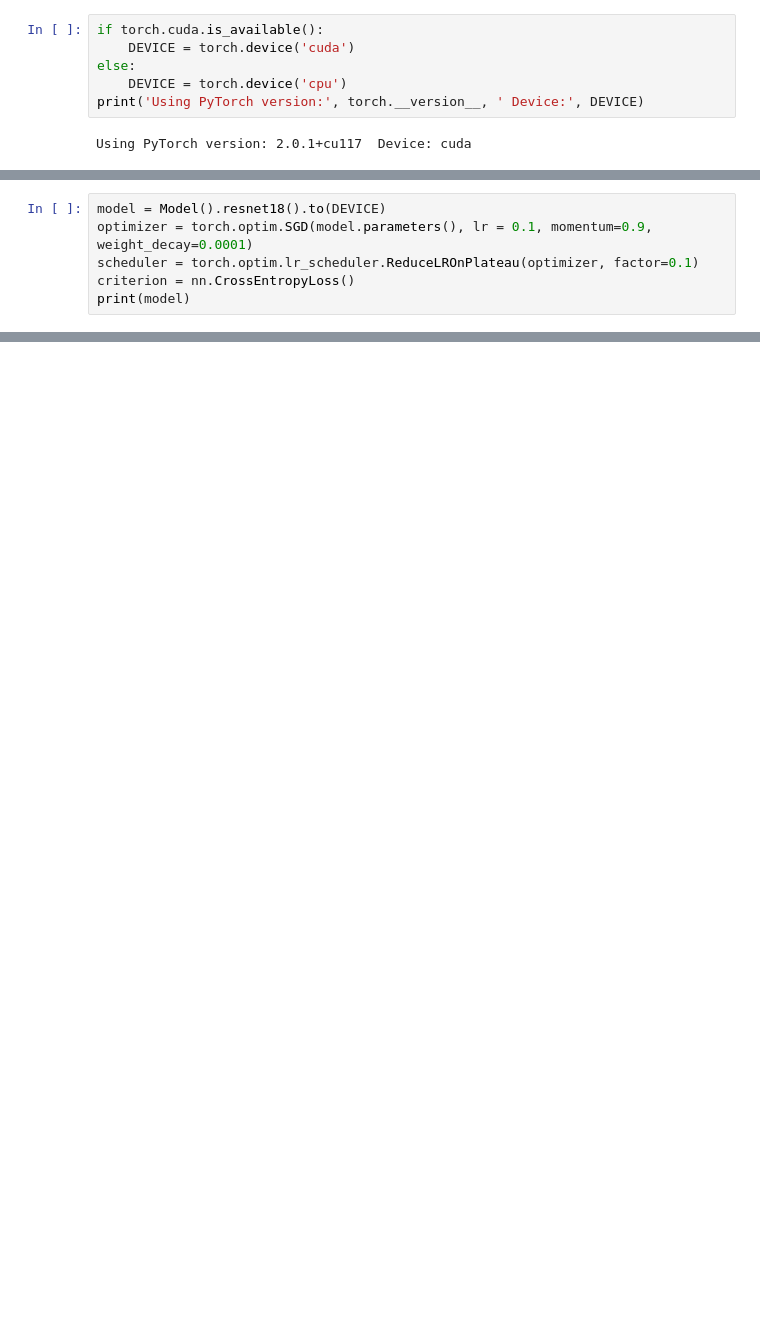
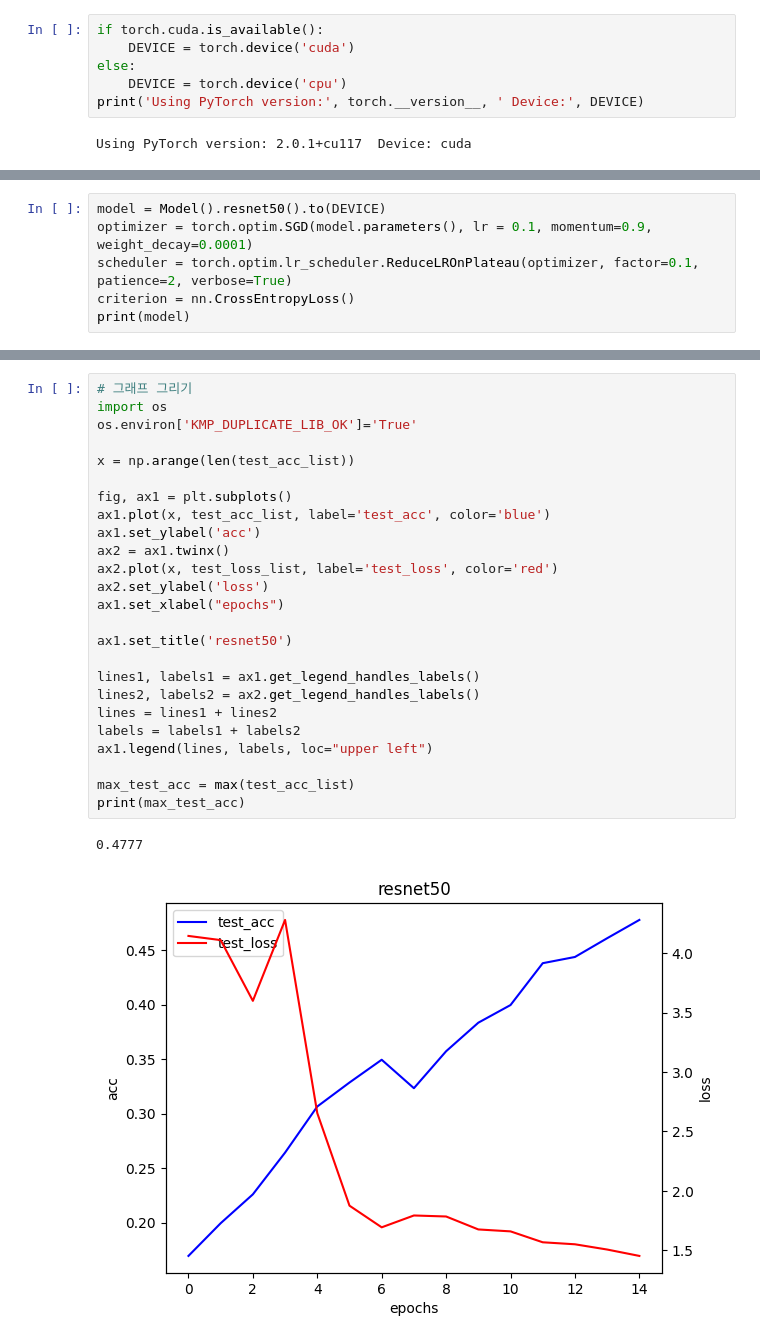
Before and after one commit to Kseorang1218/Deep-Learning-Study, a Jupyter notebook: ResNet/resnet_cifar10.ipynb, the cells around one changed output, grey strips where cells are left out. Cells and saved outputs as stored; diff of their text form; blank space fills up the shorter version.

Commit message:
resnet 코드 구현 완성

```diff
--- a/ResNet/resnet_cifar10.ipynb
+++ b/ResNet/resnet_cifar10.ipynb
@@ -86,7 +110,7 @@ image indices: [43252 30249 26626 17560]
 # %%
-model = Model().resnet18().to(DEVICE)
+model = Model().resnet50().to(DEVICE)
 optimizer = torch.optim.SGD(model.parameters(), lr = 0.1, momentum=0.9, weight_decay=0.0001)
-scheduler = torch.optim.lr_scheduler.ReduceLROnPlateau(optimizer, factor=0.1)
+scheduler = torch.optim.lr_scheduler.ReduceLROnPlateau(optimizer, factor=0.1, patience=2, verbose=True)
 criterion = nn.CrossEntropyLoss()
 print(model)
 # %% [output]
@@ -163,0 +176,28 @@ Train Epoch: 10 [44800/50000 (90%)]     Train Loss: 1.224253
+# %%
+# 그래프 그리기
+import os
+os.environ['KMP_DUPLICATE_LIB_OK']='True'
+
+x = np.arange(len(test_acc_list))
+
+fig, ax1 = plt.subplots()
+ax1.plot(x, test_acc_list, label='test_acc', color='blue')
+ax1.set_ylabel('acc')
+ax2 = ax1.twinx()
+ax2.plot(x, test_loss_list, label='test_loss', color='red')
+ax2.set_ylabel('loss')
+ax1.set_xlabel("epochs")
+
+ax1.set_title('resnet50')
+
+lines1, labels1 = ax1.get_legend_handles_labels()
+lines2, labels2 = ax2.get_legend_handles_labels()
+lines = lines1 + lines2
+labels = labels1 + labels2
+ax1.legend(lines, labels, loc="upper left")
+
+max_test_acc = max(test_acc_list)
+print(max_test_acc)
+# %% [output]
+0.4777
+[figure, added]
```
Also changed, not shown: parts of 9 cells of this notebook, 2 other files.
